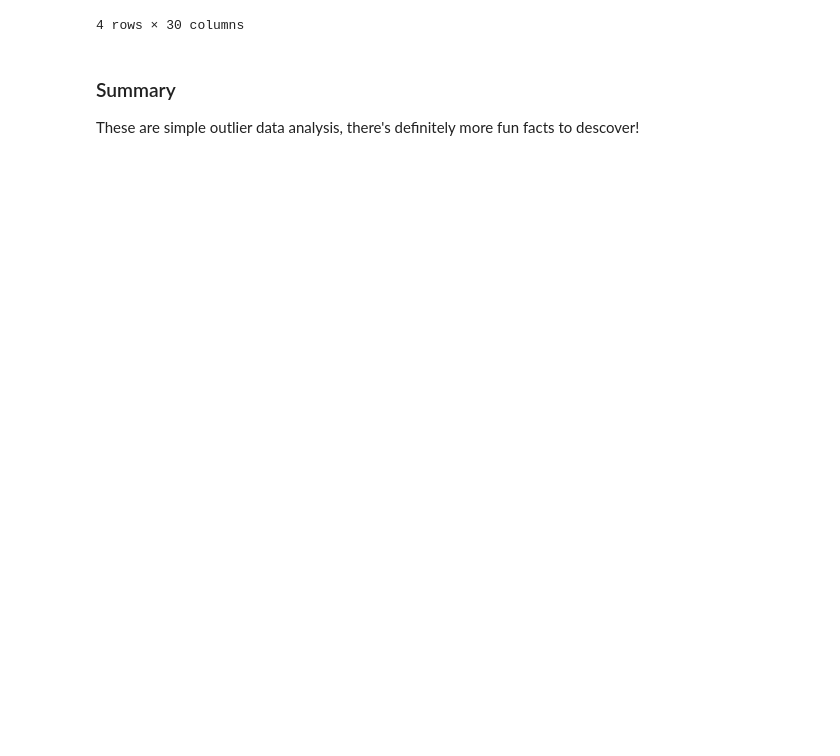
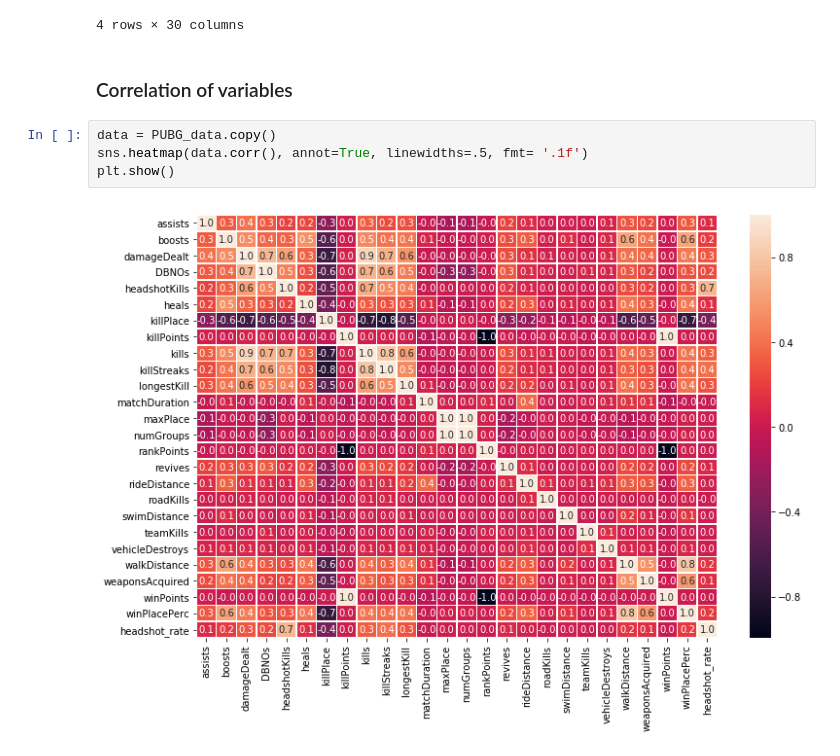
Before and after one commit to Jadezzz/FDA_HW1, a Jupyter notebook: HW1-Solution.ipynb, the cells around one changed output. Saved outputs shown, nothing was run; the diff lists cells and outputs as text; blank space fills up the shorter version.

```diff
--- a/HW1-Solution.ipynb
+++ b/HW1-Solution.ipynb
@@ -259,6 +284,11 @@ PUBG_data[PUBG_data['walkDistance'] > 15000]
 | 2238900 | 861d1e5a63f3e6 | 1da6a90addf96d | 16f2c51578f323 | 0 | 1 | 0.0 | 0 | 0 | 5 | 46 | ... |
 | 2395009 | d6d37216c02c17 | 56dd8821cacb32 | f27850950d5597 | 0 | 3 | 273.3 | 0 | 0 | 1 | 11 | ... |
 4 rows × 30 columns
-# %% [markdown]
-### Summary
-These are simple outlier data analysis, there's definitely more fun facts to descover!
+# %% [markdown]
+### Correlation of variables
+# %%
+data = PUBG_data.copy()
+sns.heatmap(data.corr(), annot=True, linewidths=.5, fmt= '.1f')
+plt.show()
+# %% [output]
+[figure, added]
```
Also changed, not shown: parts of 10 cells of this notebook.
